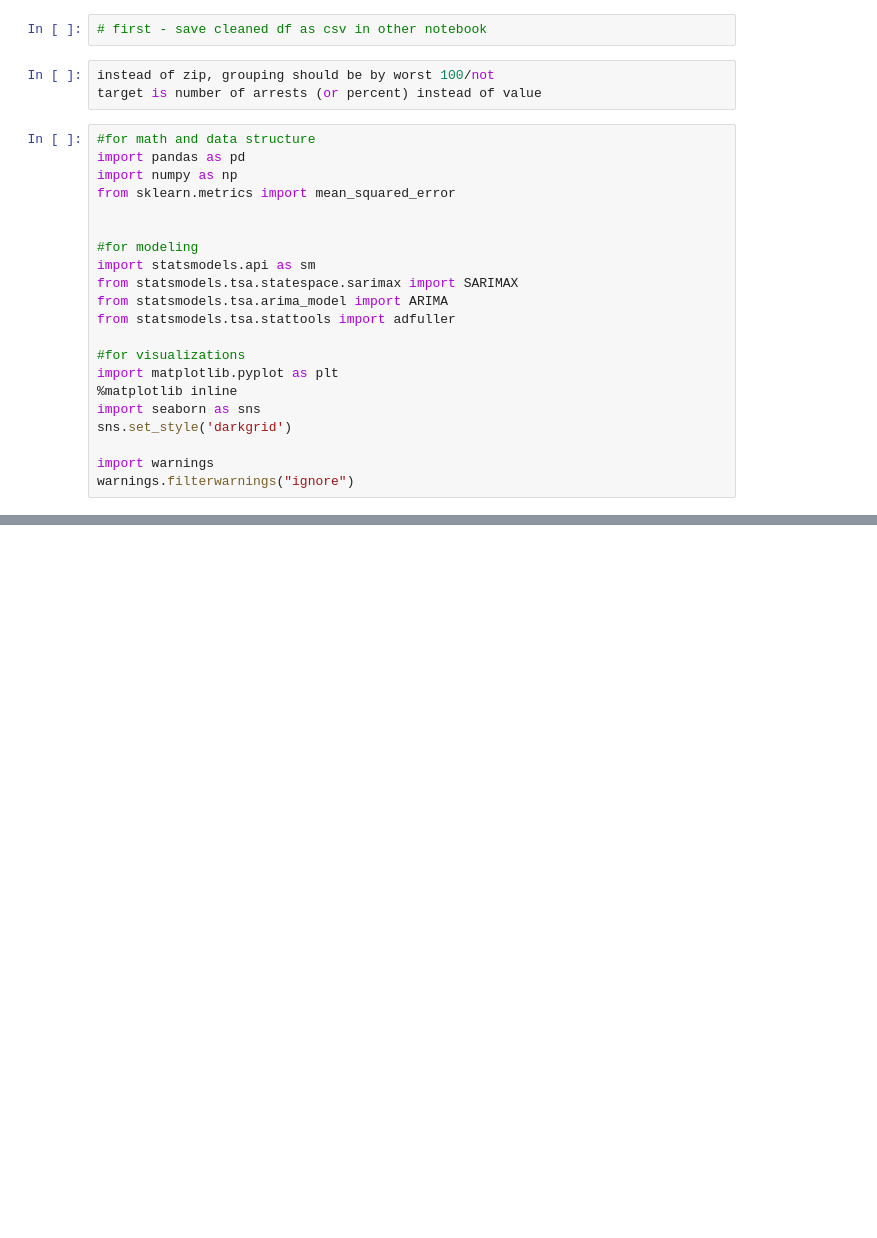
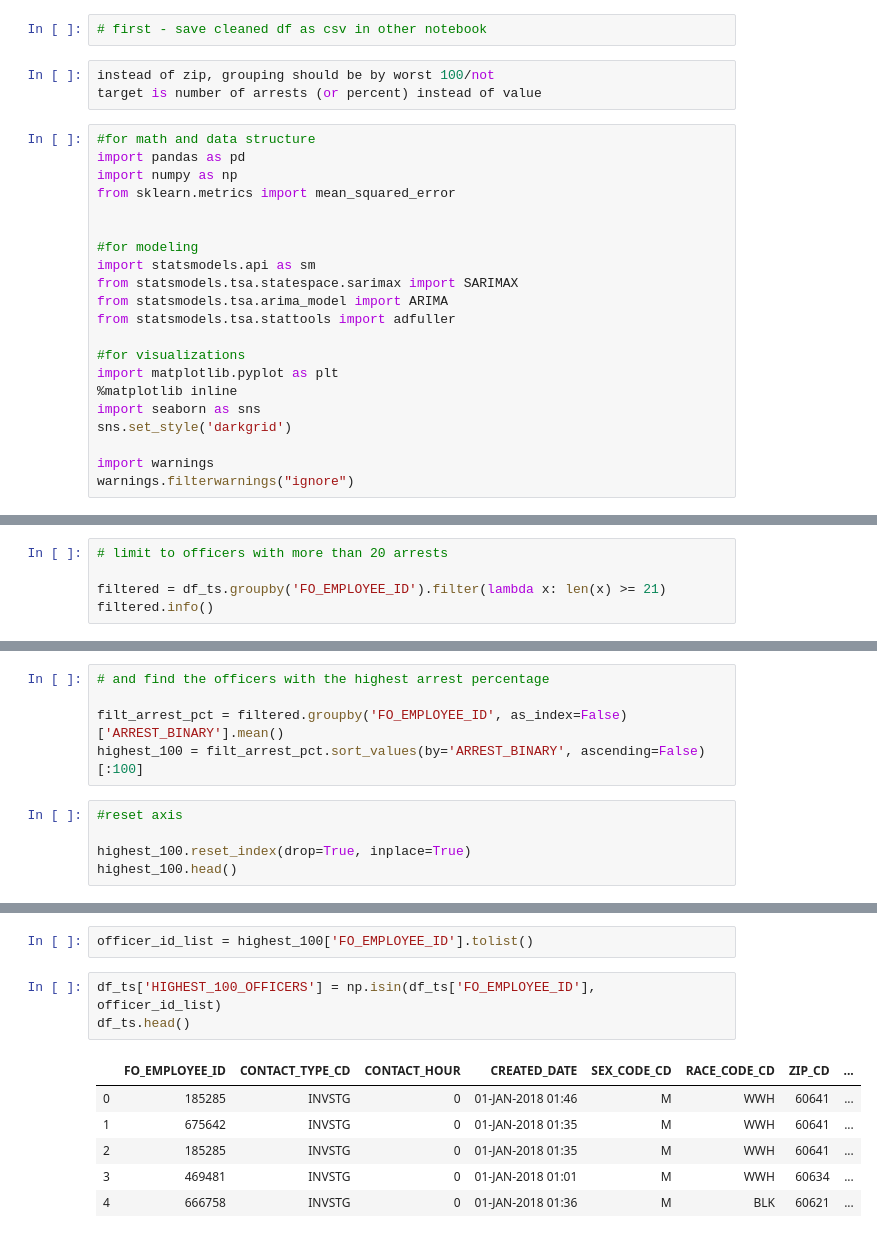
Before and after one commit to lambertmk/Capstone-Project, a Jupyter notebook: Time Series.ipynb, the cells around one changed output, grey strips where cells are left out. Saved outputs shown, nothing was run; the diff lists cells and outputs as text; blank space fills up the shorter version.

```diff
--- a/Time Series.ipynb
+++ b/Time Series.ipynb
@@ -37,0 +126,5 @@ df.head()
+# %%
+# limit to officers with more than 20 arrests
+
+filtered = df_ts.groupby('FO_EMPLOYEE_ID').filter(lambda x: len(x) >= 21)
+filtered.info()
@@ -37,0 +150,10 @@ df.head()
+# %%
+# and find the officers with the highest arrest percentage
+
+filt_arrest_pct = filtered.groupby('FO_EMPLOYEE_ID', as_index=False)['ARREST_BINARY'].mean()
+highest_100 = filt_arrest_pct.sort_values(by='ARREST_BINARY', ascending=False)[:100]
+# %%
+#reset axis
+
+highest_100.reset_index(drop=True, inplace=True)
+highest_100.head()
@@ -37,0 +167,12 @@ df.head()
+# %%
+officer_id_list = highest_100['FO_EMPLOYEE_ID'].tolist()
+# %%
+df_ts['HIGHEST_100_OFFICERS'] = np.isin(df_ts['FO_EMPLOYEE_ID'], officer_id_list)
+df_ts.head()
+# %% [output]
+|  | FO_EMPLOYEE_ID | CONTACT_TYPE_CD | CONTACT_HOUR | CREATED_DATE | SEX_CODE_CD | RACE_CODE_CD | ZIP_CD | ... |
+| 0 | 185285 | INVSTG | 0 | 01-JAN-2018 01:46 | M | WWH | 60641 | ... |
+| 1 | 675642 | INVSTG | 0 | 01-JAN-2018 01:35 | M | WWH | 60641 | ... |
+| 2 | 185285 | INVSTG | 0 | 01-JAN-2018 01:35 | M | WWH | 60641 | ... |
+| 3 | 469481 | INVSTG | 0 | 01-JAN-2018 01:01 | M | WWH | 60634 | ... |
+| 4 | 666758 | INVSTG | 0 | 01-JAN-2018 01:36 | M | BLK | 60621 | ... |
```
Also changed, not shown: parts of 20 cells of this notebook.
